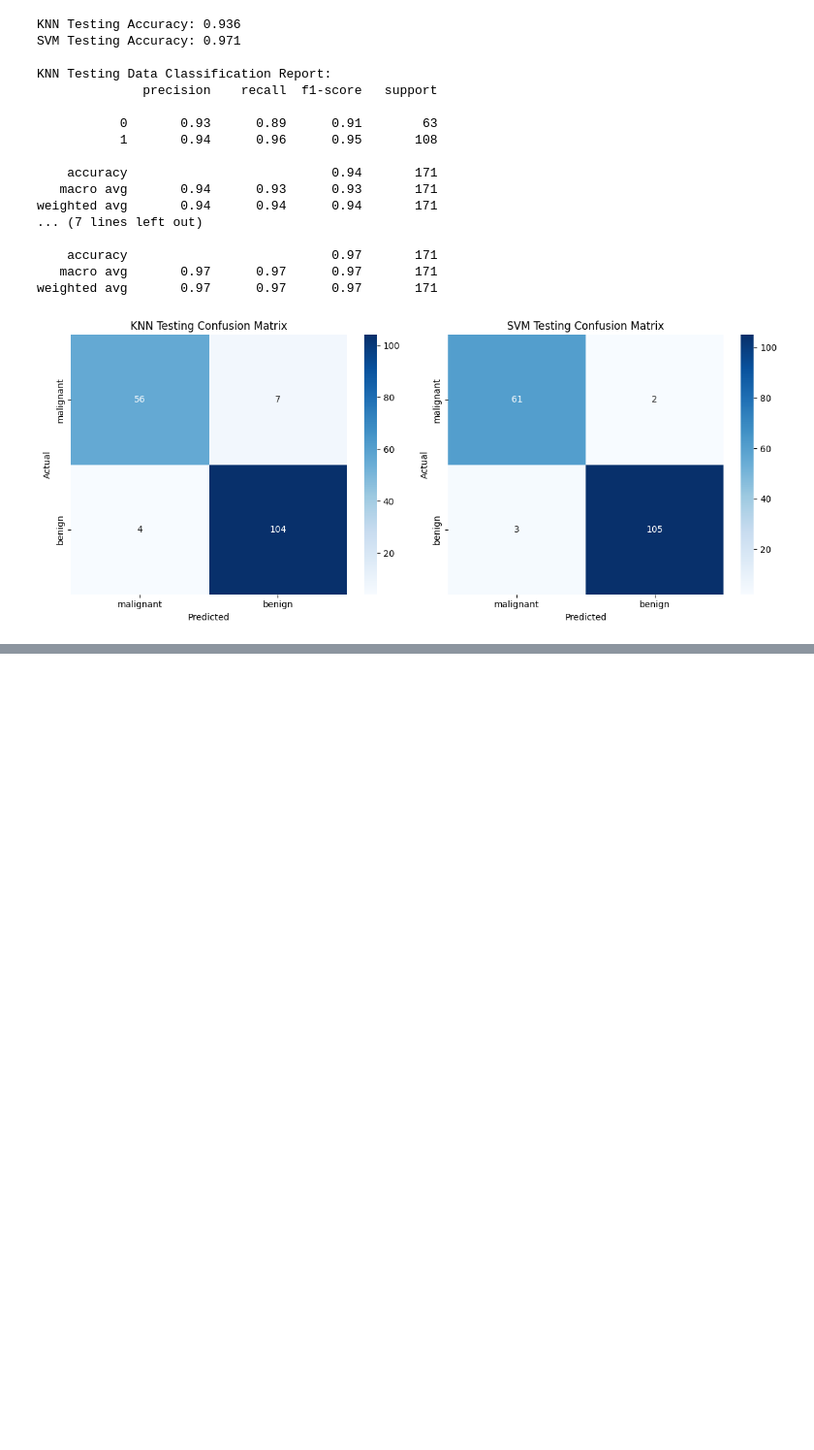
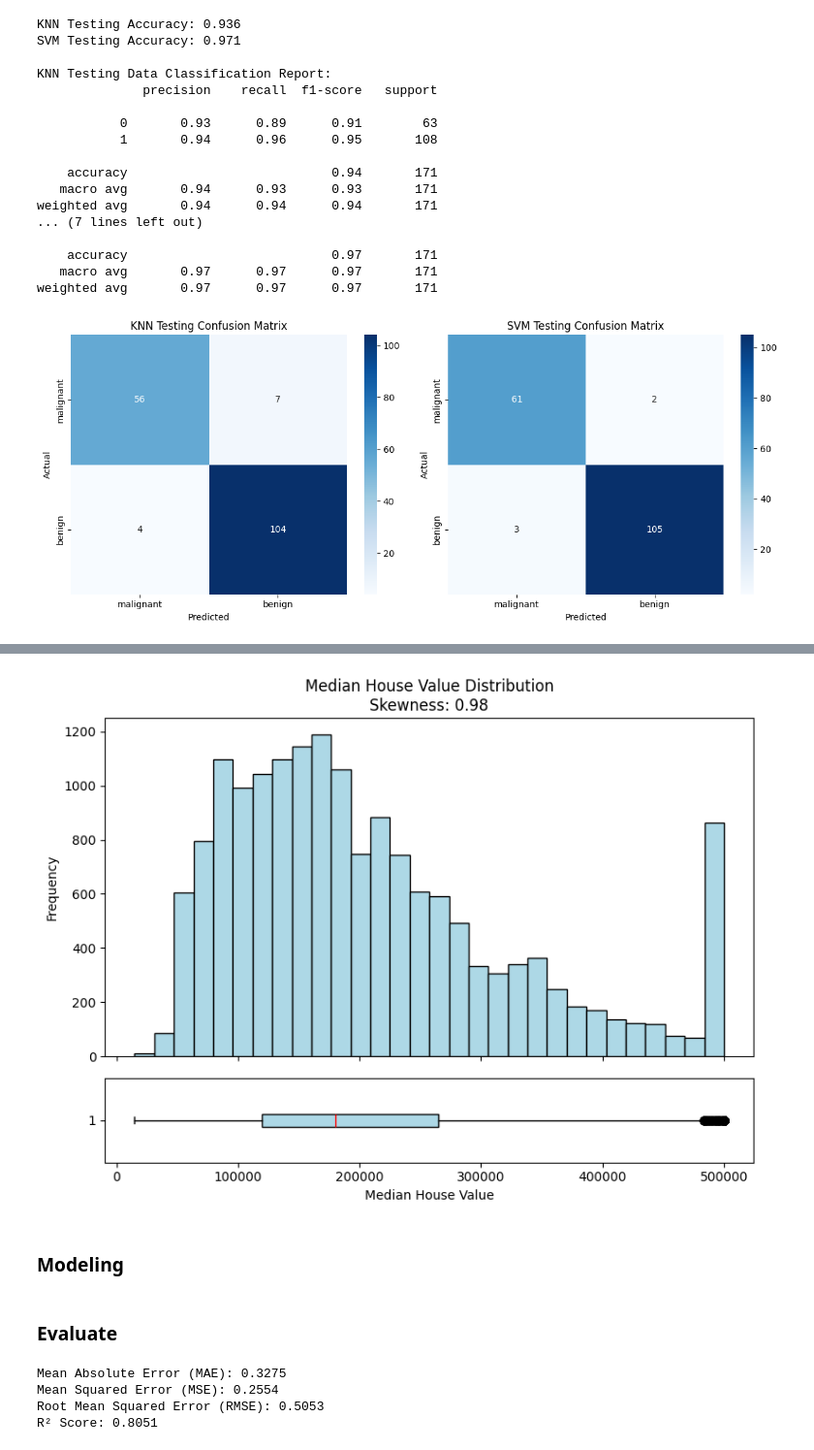
Before and after one commit to ElsonFilho/Python-Machine-Learning-Complete-Guide, a Jupyter notebook: notebooks/Model_Evaluation_Validation.ipynb, the cells around one changed output, grey strips where cells are left out. Shown at 97% size. Saved outputs shown, nothing was run; the diff lists cells and outputs as text; code cells hidden in the pictures; blank space fills up the shorter version.

```diff
--- a/notebooks/Model_Evaluation_Validation.ipynb
+++ b/notebooks/Model_Evaluation_Validation.ipynb
@@ -219,0 +235,6 @@ SVM outperformed KNN in terms of precision, recall, and F1-score for both for th
+# %%
+# Load the California Housing data set, included in scikit-learn to
+# predict the median house price based on various attributes
+
+data = fetch_california_housing()
+X, y = data.data, data.target
@@ -219,0 +263,4 @@ SVM outperformed KNN in terms of precision, recall, and F1-score for both for th
+# %%
+# Split the data into training and testing sets
+
+X_train, X_test, y_train, y_test = train_test_split(X, y, test_size=0.2, random_state=42)
@@ -219,0 +284,25 @@ SVM outperformed KNN in terms of precision, recall, and F1-score for both for th
+# %%
+# Scale the values
+scaled_values = 1e5 * y_train
+
+# Create figure with two subplots: one for histogram, one for boxplot
+fig, (ax1, ax2) = plt.subplots(nrows=2, sharex=True, figsize=(8, 6),
+                               gridspec_kw={'height_ratios': [4, 1]})
+
+# Histogram
+ax1.hist(scaled_values, bins=30, color='lightblue', edgecolor='black')
+ax1.set_title(f'Median House Value Distribution\nSkewness: {skew(y_train):.2f}')
+ax1.set_ylabel('Frequency')
+
+# Boxplot
+ax2.boxplot(scaled_values, vert=False, patch_artist=True,
+            boxprops=dict(facecolor='lightblue', color='black'),
+            medianprops=dict(color='red'))
+ax2.set_xlabel('Median House Value')
+
+plt.tight_layout()
+plt.show()
+# %% [output]
+[figure, added]
+# %% [markdown]
+### Modeling
@@ -219,0 +316,18 @@ SVM outperformed KNN in terms of precision, recall, and F1-score for both for th
+# %% [markdown]
+### Evaluate
+# %%
+# Estimate out-of-sample MAE, MSE, RMSE, and R²
+
+mae = mean_absolute_error(y_test, y_pred_test)
+mse = mean_squared_error(y_test, y_pred_test)
+rmse = root_mean_squared_error(y_test, y_pred_test)
+r2 = r2_score(y_test, y_pred_test)
+print(f"Mean Absolute Error (MAE): {mae:.4f}")
+print(f"Mean Squared Error (MSE): {mse:.4f}")
+print(f"Root Mean Squared Error (RMSE): {rmse:.4f}")
+print(f"R² Score: {r2:.4f}")
+# %% [output]
+Mean Absolute Error (MAE): 0.3275
+Mean Squared Error (MSE): 0.2554
+Root Mean Squared Error (RMSE): 0.5053
+R² Score: 0.8051
```
Also changed, not shown: parts of 26 cells of this notebook.
